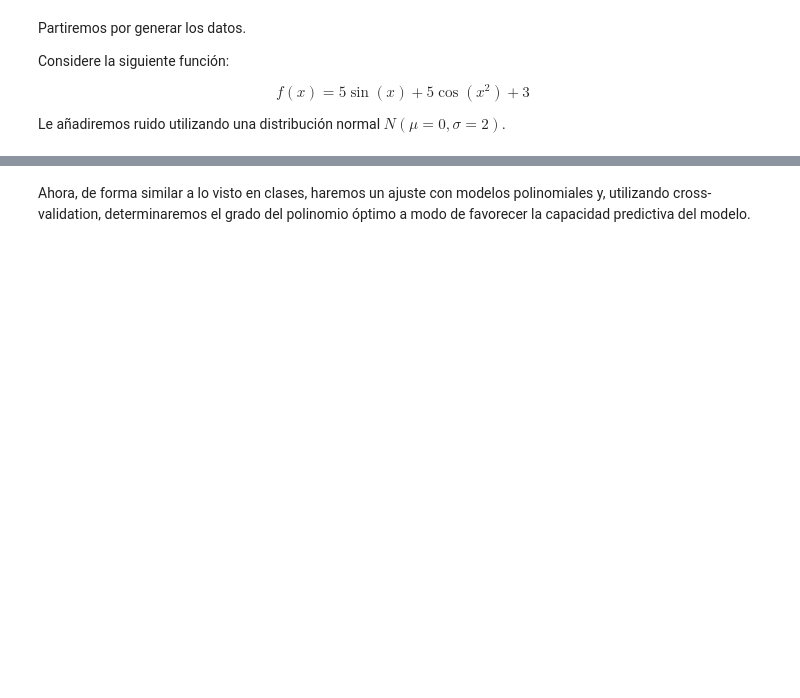
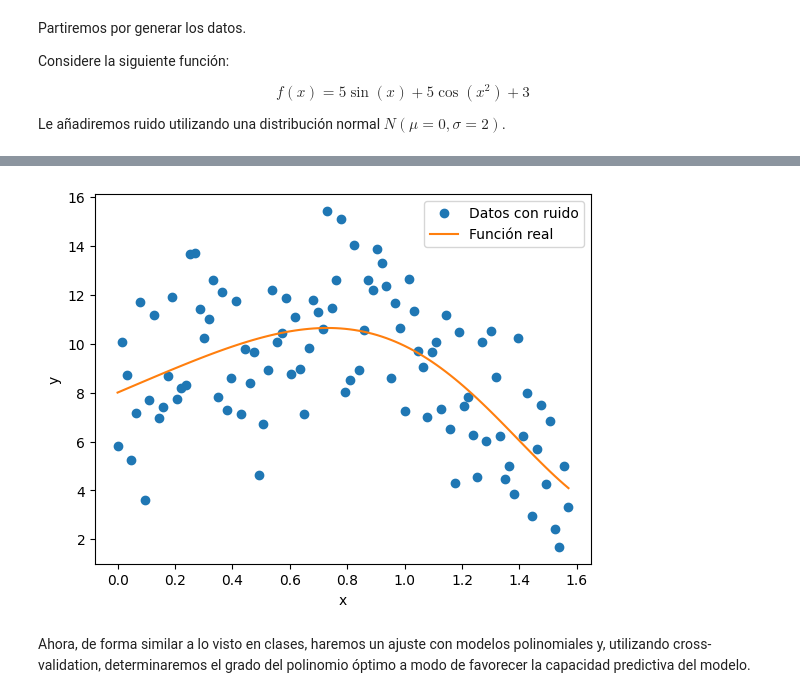
Before and after one commit to sebamonteirov/Tarea-3, a Jupyter notebook: Tarea3.ipynb, the cells around one changed output, grey strips where cells are left out. Saved outputs shown, nothing was run; the diff lists cells and outputs as text; code cells hidden in the pictures; blank space fills up the shorter version.

```diff
--- a/Tarea3.ipynb
+++ b/Tarea3.ipynb
@@ -302,17 +303,26 @@ np.random.seed(123)  # investigue que hace esta línea de código
 # %%
 N_data = 100
 x = np.linspace(0,np.pi/2, N_data)
 
 # Calcule un arreglo con los valores de la función f(x) con el arreglo antes definido
-y_real =
+y_real = 5 * np.sin(x) + 5 * np.cos(x**2) + 3
 
 # Ahora sume el "ruido" aleatorio. Para ello utilice np.random.normal()
 # Revise la documentación y utilice una desviación estándar igual a 2
 
-y_ruido =
+y_ruido = y_real + np.random.normal(0, 2, N_data)
 
 # Visualice sus datos :)
 # Puede graficar la función sin ruido si así lo desea. (opcional)
+
+plt.plot(x, y_ruido, 'o', label='Datos con ruido')
+plt.plot(x, y_real, label='Función real')
+plt.xlabel('x')
+plt.ylabel('y')
+plt.legend()
+plt.show()
+# %% [output]
+[figure, added]
 # %% [markdown]
 Ahora, de forma similar a lo visto en clases, haremos un ajuste con modelos polinomiales y, utilizando cross-validation, determinaremos el grado del polinomio óptimo a modo de favorecer la capacidad predictiva del modelo.
 # %%
```
Also changed, not shown: parts of 4 cells of this notebook.
